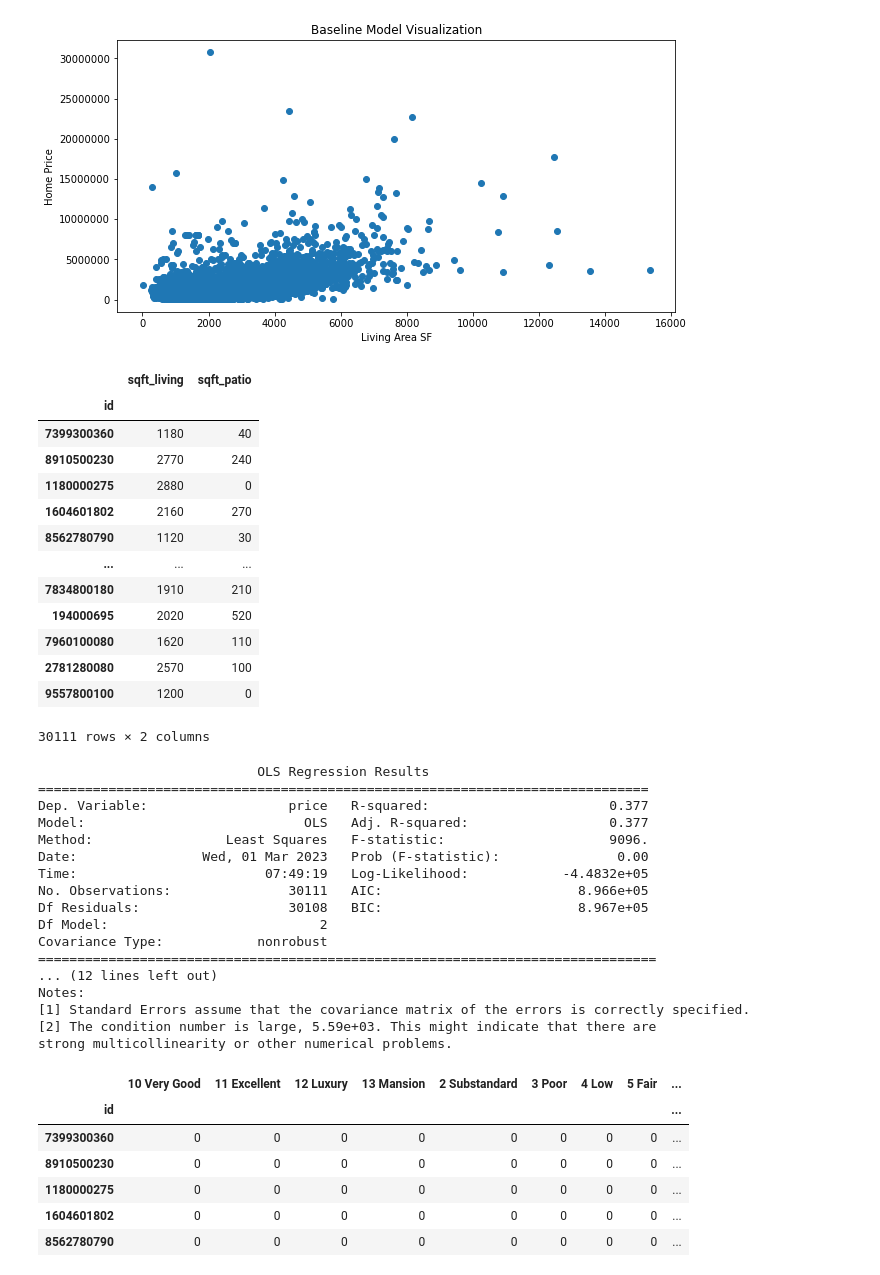
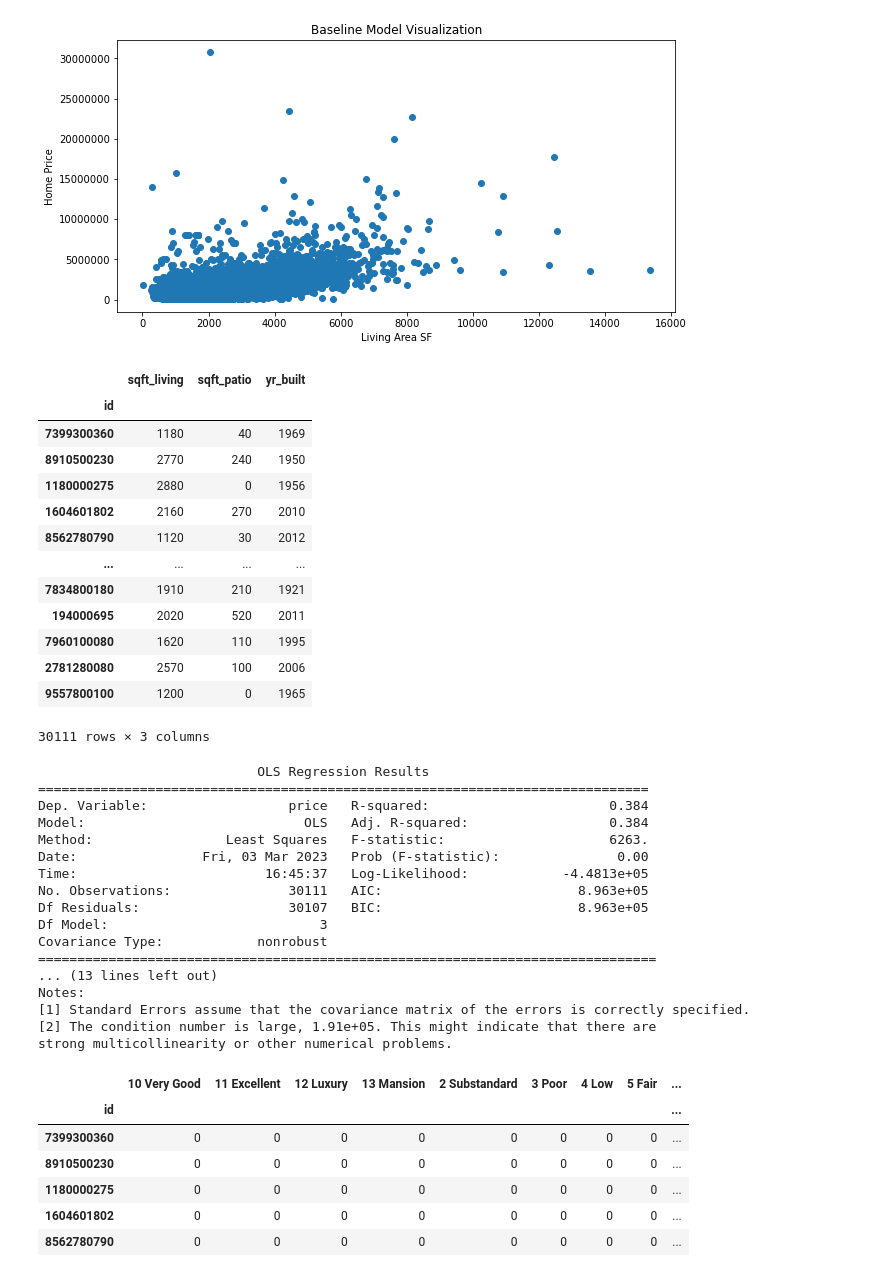
Before and after one commit to keziasetokusumo/dsc-phase-2-project-v2-5, a Jupyter notebook: student.ipynb, the cells around one changed output. Drawn from its saved outputs; the diff is of its cells as text; code cells hidden in the pictures.

```diff
--- a/student.ipynb
+++ b/student.ipynb
@@ -101,24 +120,24 @@ Text(0.5, 1.0, 'Baseline Model Visualization')
 [figure]
 # %%
 # Expand simple linear regression baseline model to a multiple linear regression model
-# Add another predictor - number of bedrooms seem to be positively correlated with price
-X_second = data[['sqft_living', 'sqft_patio']]
+# Add another two numerical predictors ('sqft_patio' and 'yr_built')
+X_second = data[['sqft_living', 'sqft_patio', 'yr_built']]
 X_second
 # %% [output]
-|  | sqft_living | sqft_patio |
-| id |  |  |
-| 7399300360 | 1180 | 40 |
-| 8910500230 | 2770 | 240 |
-| 1180000275 | 2880 | 0 |
-| 1604601802 | 2160 | 270 |
-| 8562780790 | 1120 | 30 |
-| ... | ... | ... |
-| 7834800180 | 1910 | 210 |
-| 194000695 | 2020 | 520 |
-| 7960100080 | 1620 | 110 |
-| 2781280080 | 2570 | 100 |
-| 9557800100 | 1200 | 0 |
+|  | sqft_living | sqft_patio | yr_built |
+| id |  |  |  |
+| 7399300360 | 1180 | 40 | 1969 |
+| 8910500230 | 2770 | 240 | 1950 |
+| 1180000275 | 2880 | 0 | 1956 |
+| 1604601802 | 2160 | 270 | 2010 |
+| 8562780790 | 1120 | 30 | 2012 |
+| ... | ... | ... | ... |
+| 7834800180 | 1910 | 210 | 1921 |
+| 194000695 | 2020 | 520 | 2011 |
+| 7960100080 | 1620 | 110 | 1995 |
+| 2781280080 | 2570 | 100 | 2006 |
+| 9557800100 | 1200 | 0 | 1965 |
-30111 rows × 2 columns
+30111 rows × 3 columns
 # %%
 # Create the second model
 second=sm.OLS(y, sm.add_constant(X_second))
@@ -127,19 +146,19 @@ print(second_results.summary())
 # %% [output]
                             OLS Regression Results
 ==============================================================================
-Dep. Variable:                  price   R-squared:                       0.377
-Model:                            OLS   Adj. R-squared:                  0.377
-Method:                 Least Squares   F-statistic:                     9096.
-Date:                Wed, 01 Mar 2023   Prob (F-statistic):               0.00
-Time:                        07:49:19   Log-Likelihood:            -4.4832e+05
-No. Observations:               30111   AIC:                         8.966e+05
-Df Residuals:                   30108   BIC:                         8.967e+05
-Df Model:                           2
+Dep. Variable:                  price   R-squared:                       0.384
+Model:                            OLS   Adj. R-squared:                  0.384
+Method:                 Least Squares   F-statistic:                     6263.
+Date:                Fri, 03 Mar 2023   Prob (F-statistic):               0.00
+Time:                        16:45:37   Log-Likelihood:            -4.4813e+05
+No. Observations:               30111   AIC:                         8.963e+05
+Df Residuals:                   30107   BIC:                         8.963e+05
+Df Model:                           3
 Covariance Type:            nonrobust
 ===============================================================================
-... (12 lines left out)
+... (13 lines left out)
 Notes:
 [1] Standard Errors assume that the covariance matrix of the errors is correctly specified.
-[2] The condition number is large, 5.59e+03. This might indicate that there are
+[2] The condition number is large, 1.91e+05. This might indicate that there are
 strong multicollinearity or other numerical problems.
 # %%
```
Also changed, not shown: parts of 17 cells of this notebook.
